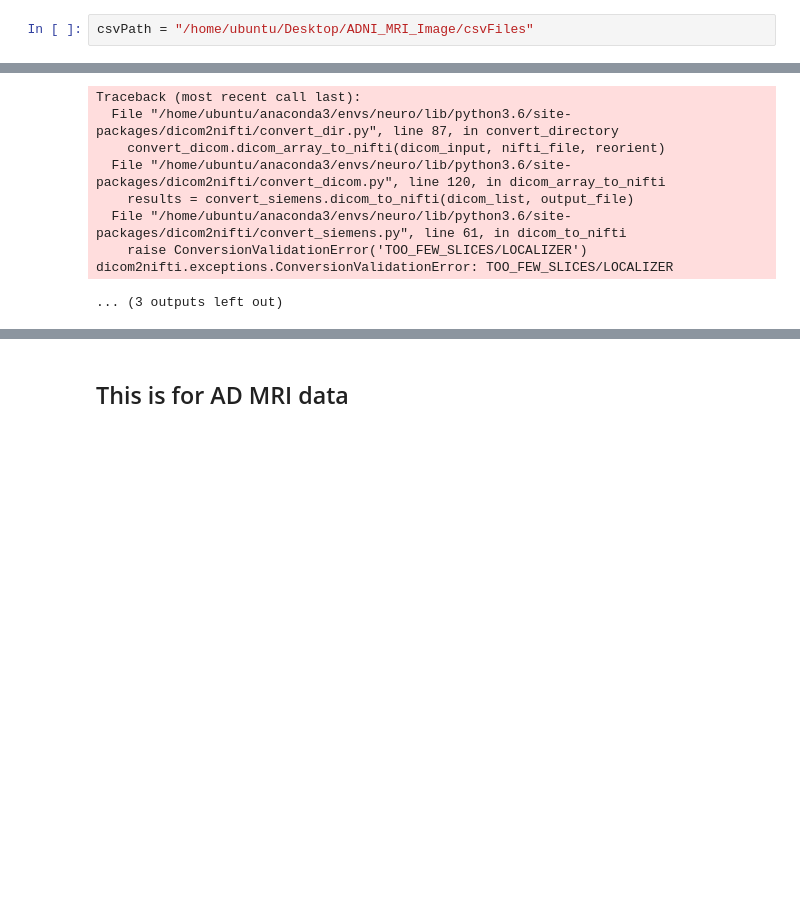
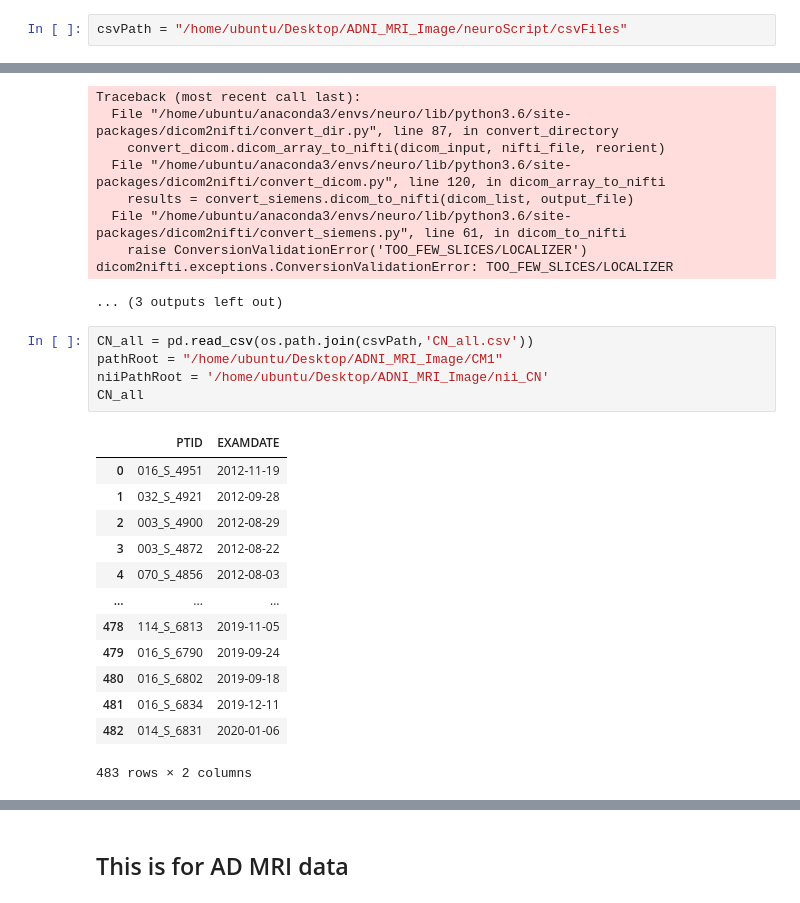
Before and after one commit to ulysses1881826/neuroScript, a Jupyter notebook: dicomToNii.ipynb, the cells around one changed output, grey strips where cells are left out. Cells and saved outputs as stored; diff of their text form; blank space fills up the shorter version.

```diff
--- a/dicomToNii.ipynb
+++ b/dicomToNii.ipynb
@@ -23,7 +27,7 @@ extractVolumesForSubtypes.ipynb  uploadNiiToBrainIo.sh
 # %%
 # dicom2nifti.convert_directory('/home/ubuntu/Desktop/ADNI_MRI_Image/small_MM1/128_S_2130/Accelerated_Sag_IR-FSPGR/2018-09-14_14_02_40.0/S727985','/home/ubuntu/Desktop/ADNI_MRI_Image/nii_small_MM1/nii_128_S_2130')
 # %%
-csvPath = "/home/ubuntu/Desktop/ADNI_MRI_Image/csvFiles"
+csvPath = "/home/ubuntu/Desktop/ADNI_MRI_Image/neuroScript/csvFiles"
 # %% [markdown]
 ## This part is for MCI data
 # %%
@@ -633,3 +637,22 @@ Traceback (most recent call last):
     raise ConversionValidationError('TOO_FEW_SLICES/LOCALIZER')
 dicom2nifti.exceptions.ConversionValidationError: TOO_FEW_SLICES/LOCALIZER
 ... (3 outputs left out)
+# %%
+CN_all = pd.read_csv(os.path.join(csvPath,'CN_all.csv'))
+pathRoot = "/home/ubuntu/Desktop/ADNI_MRI_Image/CM1"
+niiPathRoot = '/home/ubuntu/Desktop/ADNI_MRI_Image/nii_CN'
+CN_all
+# %% [output]
+|  | PTID | EXAMDATE |
+| 0 | 016_S_4951 | 2012-11-19 |
+| 1 | 032_S_4921 | 2012-09-28 |
+| 2 | 003_S_4900 | 2012-08-29 |
+| 3 | 003_S_4872 | 2012-08-22 |
+| 4 | 070_S_4856 | 2012-08-03 |
+| ... | ... | ... |
+| 478 | 114_S_6813 | 2019-11-05 |
+| 479 | 016_S_6790 | 2019-09-24 |
+| 480 | 016_S_6802 | 2019-09-18 |
+| 481 | 016_S_6834 | 2019-12-11 |
+| 482 | 014_S_6831 | 2020-01-06 |
+483 rows × 2 columns
```
Also changed, not shown: parts of 5 cells of this notebook, 4 other files.
